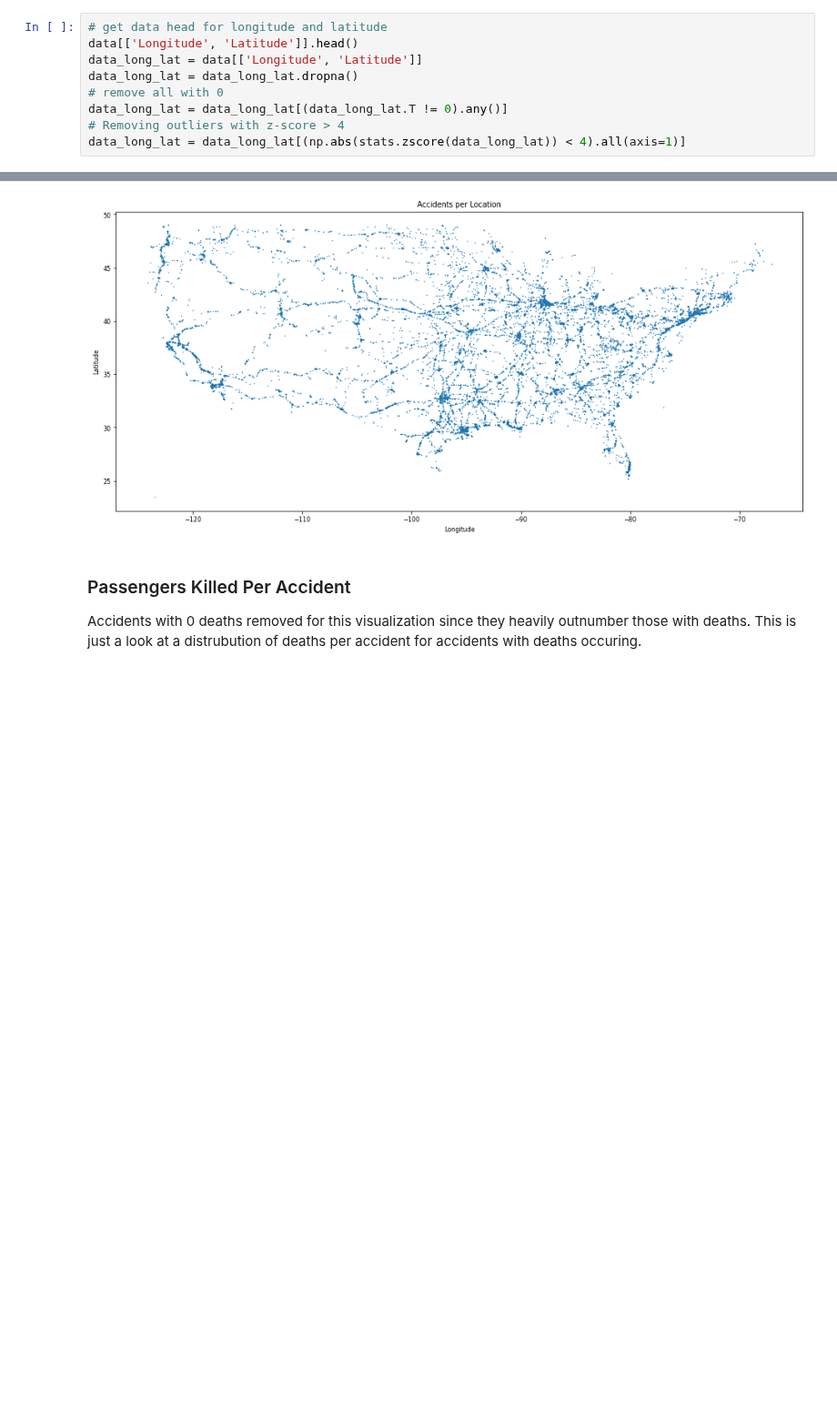
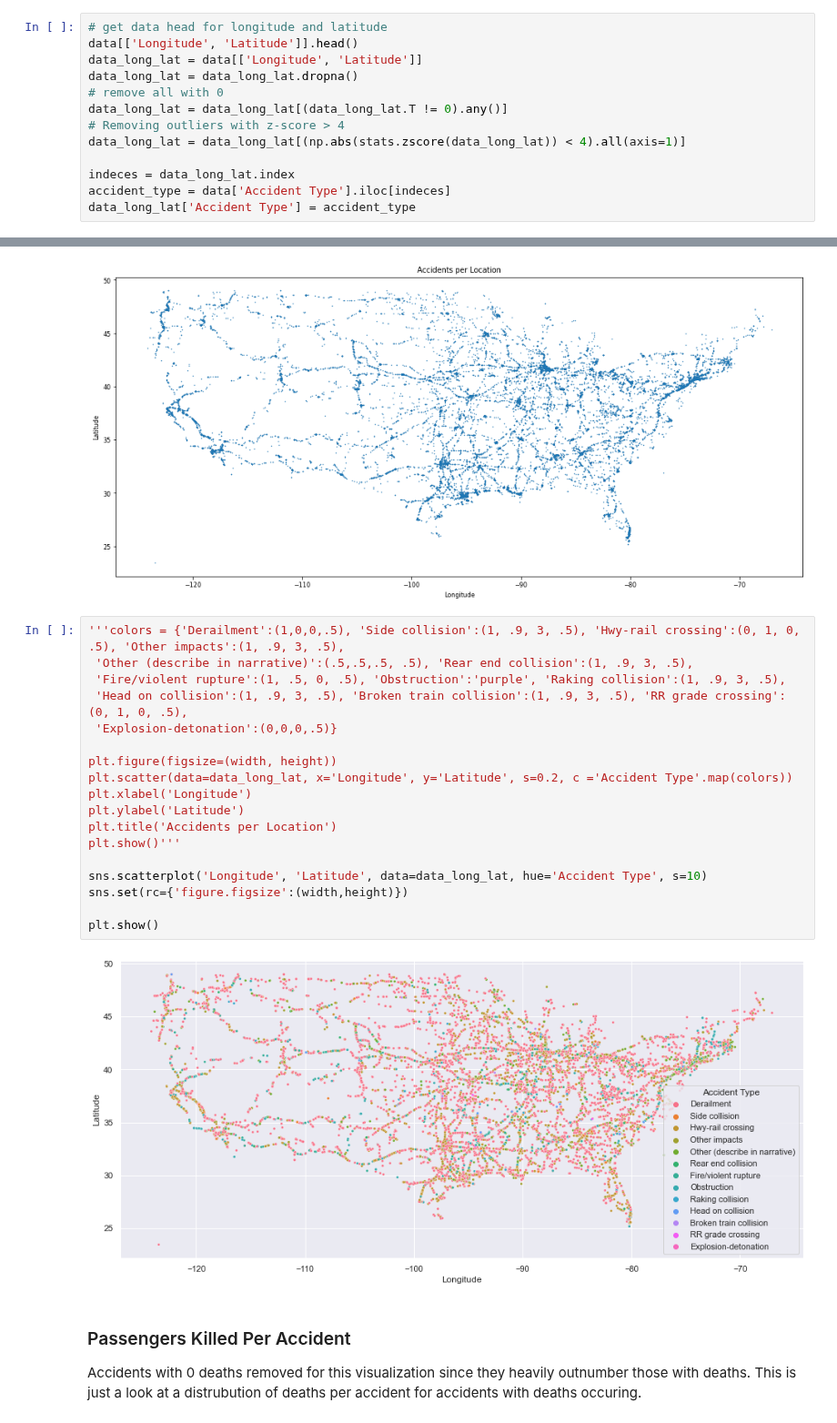
Before and after one commit to ndahlinuvm/Train-Derailment-287Project, a Jupyter notebook: visualization.ipynb, the cells around one changed output, grey strips where cells are left out. Shown at 91% size. Drawn from its saved outputs; the diff is of its cells as text; blank space fills up the shorter version.

Commit message:
some modeling/visualization work

```diff
--- a/visualization.ipynb
+++ b/visualization.ipynb
@@ -125,6 +134,10 @@ data_long_lat = data_long_lat.dropna()
 data_long_lat = data_long_lat[(data_long_lat.T != 0).any()]
 # Removing outliers with z-score > 4
 data_long_lat = data_long_lat[(np.abs(stats.zscore(data_long_lat)) < 4).all(axis=1)]
+
+indeces = data_long_lat.index
+accident_type = data['Accident Type'].iloc[indeces]
+data_long_lat['Accident Type'] = accident_type
 # %%
 # find max and min of long and lat in order to find the proper figure size so that the plot isn't squished
 long_max = data_long_lat['Longitude'].max()
@@ -144,6 +157,26 @@ plt.show()
 # %% [output]
 16 7.16
 [figure]
+# %%
+'''colors = {'Derailment':(1,0,0,.5), 'Side collision':(1, .9, 3, .5), 'Hwy-rail crossing':(0, 1, 0, .5), 'Other impacts':(1, .9, 3, .5),
+ 'Other (describe in narrative)':(.5,.5,.5, .5), 'Rear end collision':(1, .9, 3, .5),
+ 'Fire/violent rupture':(1, .5, 0, .5), 'Obstruction':'purple', 'Raking collision':(1, .9, 3, .5),
+ 'Head on collision':(1, .9, 3, .5), 'Broken train collision':(1, .9, 3, .5), 'RR grade crossing':(0, 1, 0, .5),
+ 'Explosion-detonation':(0,0,0,.5)}
+
+plt.figure(figsize=(width, height))
+plt.scatter(data=data_long_lat, x='Longitude', y='Latitude', s=0.2, c ='Accident Type'.map(colors))
+plt.xlabel('Longitude')
+plt.ylabel('Latitude')
+plt.title('Accidents per Location')
+plt.show()'''
+
+sns.scatterplot('Longitude', 'Latitude', data=data_long_lat, hue='Accident Type', s=10)
+sns.set(rc={'figure.figsize':(width,height)})
+
+plt.show()
+# %% [output]
+[figure, added]
 # %% [markdown]
 ### Passengers Killed Per Accident
 
```
Also changed, not shown: parts of 2 cells of this notebook, 1 other file.
